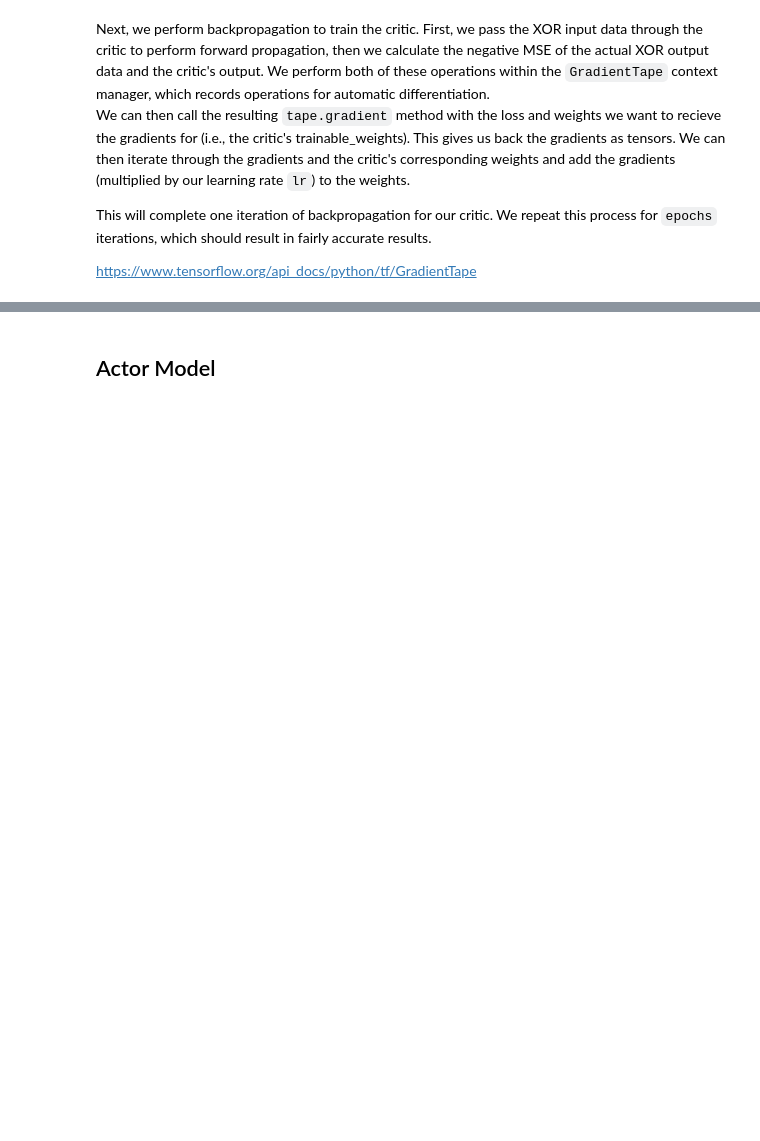
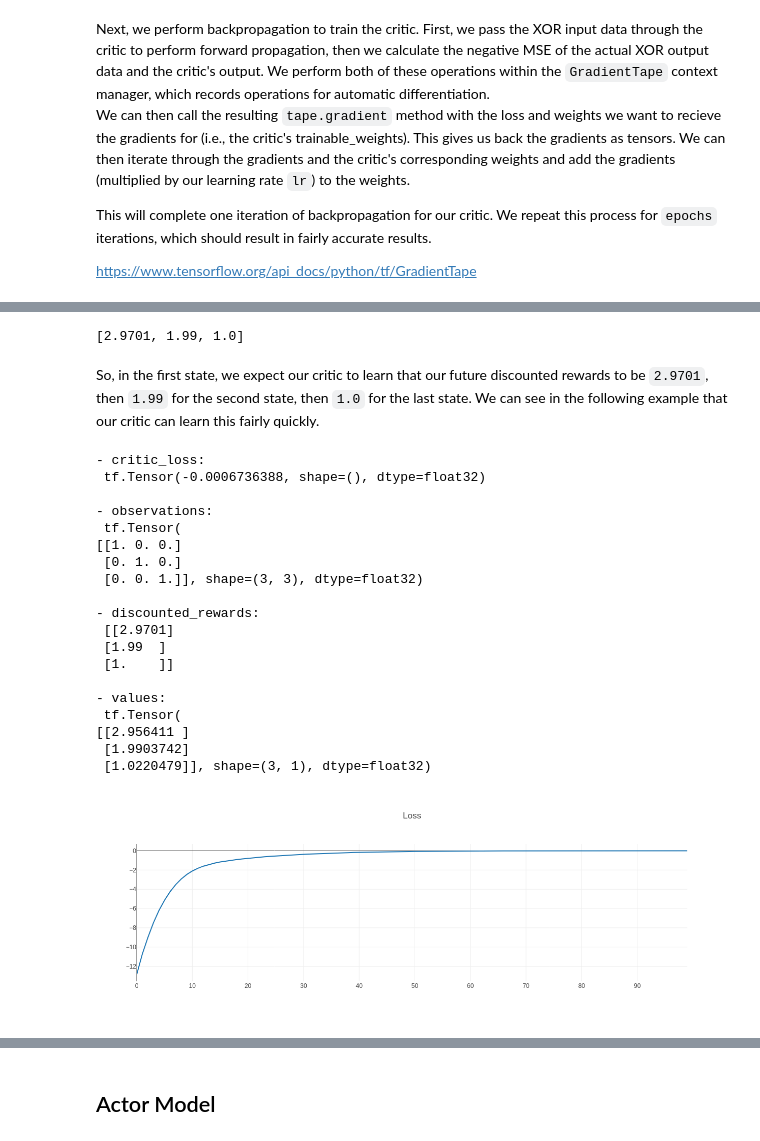
Before and after one commit to nathanmargaglio/curls, a Jupyter notebook: A2C.ipynb, the cells around one changed output, grey strips where cells are left out. Cells and saved outputs as stored; diff of their text form; code cells hidden in the pictures; blank space fills up the shorter version.

```diff
--- a/A2C.ipynb
+++ b/A2C.ipynb
@@ -116,0 +132,64 @@ tf.Tensor(
+# %%
+def get_discounted_rewards(rewards, gamma=0.99):
+    discounted_rewards = []
+    reward_sum = 0
+    for reward in rewards[::-1]:
+        reward_sum = reward + gamma * reward_sum
+        discounted_rewards.append(reward_sum)
+    discounted_rewards.reverse()
+    return discounted_rewards
+
+get_discounted_rewards([1, 1, 1])
+# %% [output]
+[2.9701, 1.99, 1.0]
+# %% [markdown]
+So, in the first state, we expect our critic to learn that our future discounted rewards to be `2.9701`, then `1.99` for the second state, then `1.0` for the last state.  We can see in the following example that our critic can learn this fairly quickly.
+# %%
+no_states = 3
+critic = CriticModel(len(input_data[0]), len(output_data[0]))
+observations = tf.one_hot(np.arange(no_states), no_states)
+discounted_rewards = np.array(get_discounted_rewards([1, 1, 1])).reshape(no_states, 1)
+losses = []
+
+lr = 0.005
+epochs = 100
+for epoch in range(epochs):
+    with tf.GradientTape() as tape:
+        values = critic(observations)
+        critic_loss = -tf.reduce_sum((discounted_rewards - values)**2)
+
+    losses.append(float(critic_loss))
+    critic_grads = tape.gradient(critic_loss, critic.trainable_weights)
+    for w, g in zip(critic.trainable_weights, critic_grads):
+        w.assign_add(lr * g)
+
+print('- critic_loss:\n', critic_loss)
+print('\n- observations:\n', observations)
+print('\n- discounted_rewards:\n', discounted_rewards)
+print('\n- values:\n', values)
+print()
+plotly.offline.iplot({
+    "data": [go.Scatter(x=np.arange(len(losses)), y=losses)],
+    "layout": go.Layout(title="Loss")
+})
+# %% [output]
+- critic_loss:
+ tf.Tensor(-0.0006736388, shape=(), dtype=float32)
+
+- observations:
+ tf.Tensor(
+[[1. 0. 0.]
+ [0. 1. 0.]
+ [0. 0. 1.]], shape=(3, 3), dtype=float32)
+
+- discounted_rewards:
+ [[2.9701]
+ [1.99  ]
+ [1.    ]]
+
+- values:
+ tf.Tensor(
+[[2.956411 ]
+ [1.9903742]
+ [1.0220479]], shape=(3, 1), dtype=float32)
+[figure, added]
```
Also changed, not shown: parts of 39 cells of this notebook.
